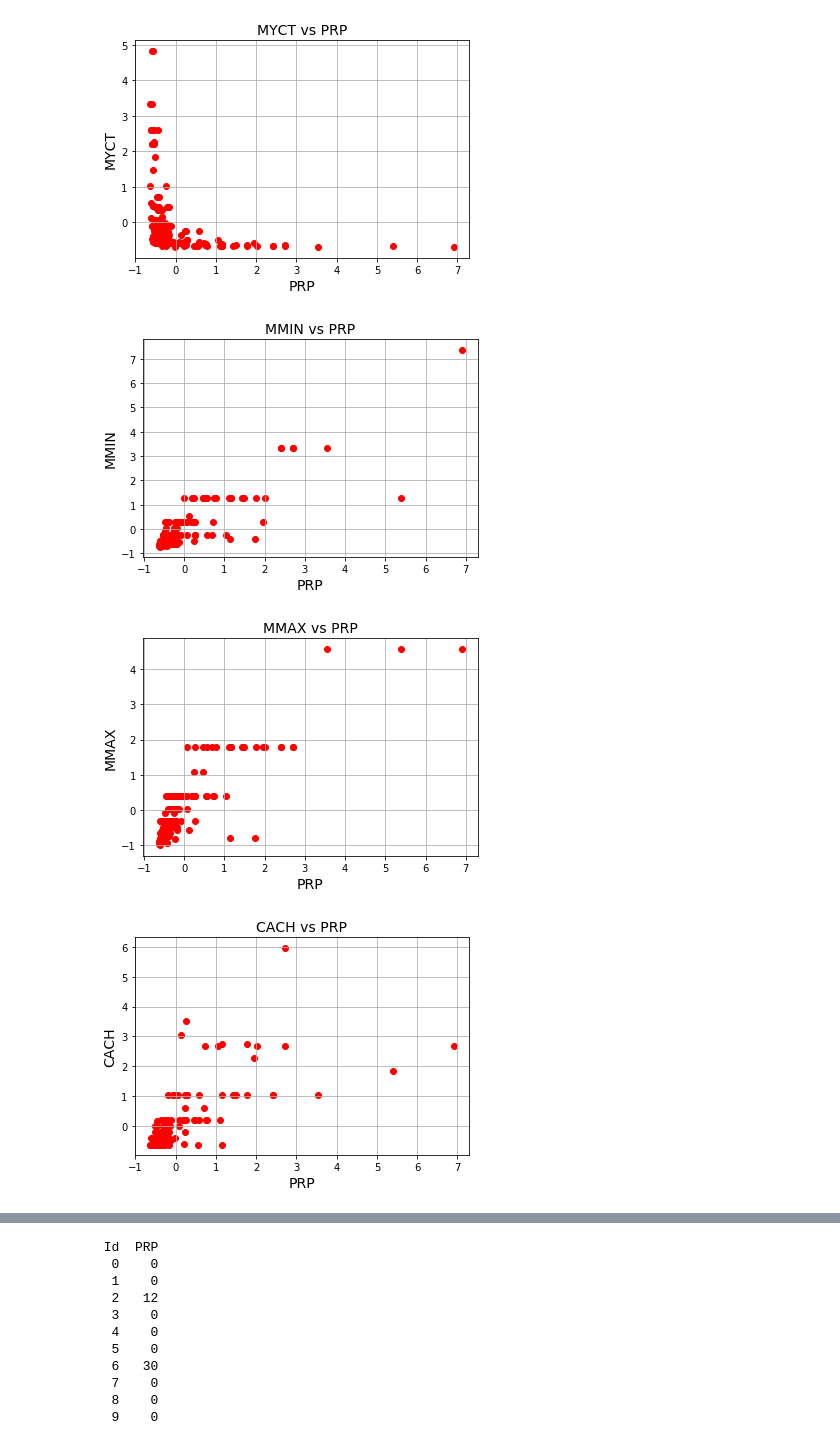
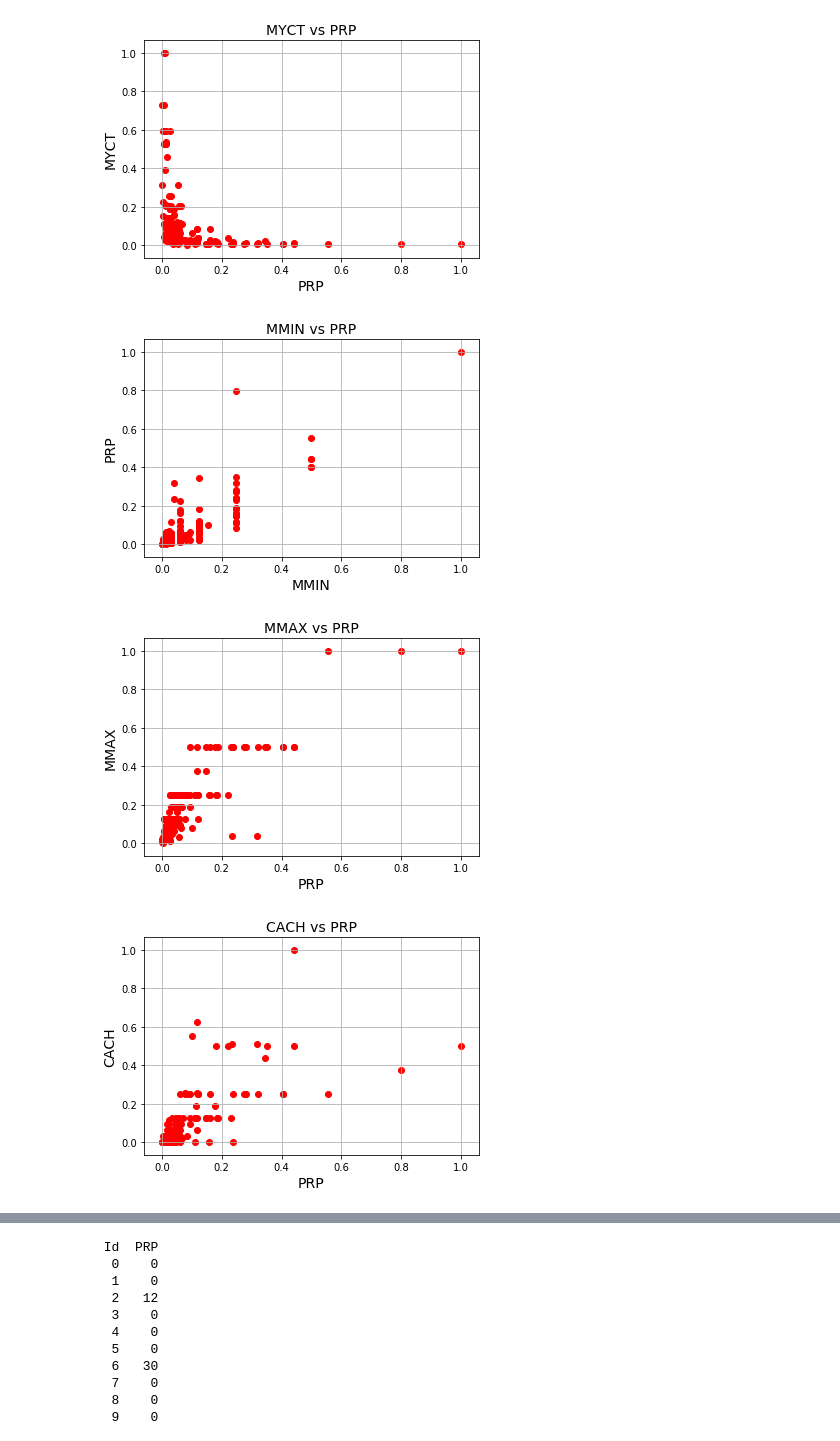
Before and after one commit to maxburton/lvl4-ml-coursework, a Jupyter notebook: linreg1/Regression Challenge.ipynb, the cells around one changed output, grey strips where cells are left out. Cells and saved outputs as stored; diff of their text form; code cells hidden in the pictures.

```diff
--- a/linreg1/Regression Challenge.ipynb
+++ b/linreg1/Regression Challenge.ipynb
@@ -5,3 +5,28 @@ import pandas as pd
 x_train=pd.read_csv('../X_train.csv', sep=',')
 y_train=pd.read_csv('../y_train.csv', sep=',')
 x_test=pd.read_csv('../X_test.csv', sep=',')
+# %%
+# Scale data MinMax
+
+from sklearn.preprocessing import StandardScaler, MinMaxScaler
+scaler_x = MinMaxScaler()
+scaler_x = scaler_x.fit(x_train)  # Don't cheat - fit only on training data
+x_train = scaler_x.transform(x_train)
+x_test = scaler_x.transform(x_test)  # apply same transformation to test data
+
+scaler_y = MinMaxScaler()
+scaler_y = scaler_y.fit(y_train)
+y_train = scaler_y.transform(y_train)
+
+columns = ["MYCT", "MMIN", "MMAX", "CACH", "CHMIN", "CHMAX"]
+x_train = pd.DataFrame(x_train, columns=columns)
+x_test = pd.DataFrame(x_test, columns=columns)
+columns = ["Id", "PRP"]
+y_train = pd.DataFrame(y_train, columns=columns)
+
+print(x_train.mean(axis = 0))
+print(x_test.mean(axis = 0))
+print(y_train.mean(axis = 0))
+print(x_train.std(axis = 0))
+print(x_test.std(axis = 0))
+print(y_train.std(axis = 0))
@@ -8,14 +51,14 @@ x_test=pd.read_csv('../X_test.csv', sep=',')
 # %%
-# Scale data
+# Scale data standard
 
-from sklearn.preprocessing import StandardScaler
+from sklearn.preprocessing import StandardScaler, MinMaxScaler
 scaler_x = StandardScaler()
-scaler_x.fit(x_train)  # Don't cheat - fit only on training data
+scaler_x = scaler_x.fit(x_train)  # Don't cheat - fit only on training data
 x_train = scaler_x.transform(x_train)
 x_test = scaler_x.transform(x_test)  # apply same transformation to test data
 
 scaler_y = StandardScaler()
-scaler_y.fit(y_train)
+scaler_y = scaler_y.fit(y_train)
 y_train = scaler_y.transform(y_train)
 
 columns = ["MYCT", "MMIN", "MMAX", "CACH", "CHMIN", "CHMAX"]
@@ -23,6 +66,7 @@ x_train = pd.DataFrame(x_train, columns=columns)
 x_test = pd.DataFrame(x_test, columns=columns)
 columns = ["Id", "PRP"]
 y_train = pd.DataFrame(y_train, columns=columns)
+
 print(x_train.mean(axis = 0))
 print(x_test.mean(axis = 0))
 print(y_train.mean(axis = 0))
@@ -66,42 +146,42 @@ plt.ylabel('MYCT', fontsize=14)
 plt.grid(True)
 plt.show()
 
-plt.scatter(y_train['PRP'], x_train["MMIN"], color='red')
+plt.scatter(x_train["MMIN"], y_train['PRP'], color='red')
 plt.title('MMIN vs PRP', fontsize=14)
-plt.xlabel('PRP', fontsize=14)
-plt.ylabel('MMIN', fontsize=14)
+plt.xlabel('MMIN', fontsize=14)
+plt.ylabel('PRP', fontsize=14)
 plt.grid(True)
 plt.show()
 
 plt.scatter(y_train['PRP'], x_train["MMAX"], color='red')
 plt.title('MMAX vs PRP', fontsize=14)
 plt.xlabel('PRP', fontsize=14)
 plt.ylabel('MMAX', fontsize=14)
 plt.grid(True)
 plt.show()
 
 plt.scatter(y_train['PRP'], x_train["CACH"], color='red')
 plt.title('CACH vs PRP', fontsize=14)
 plt.xlabel('PRP', fontsize=14)
 plt.ylabel('CACH', fontsize=14)
 plt.grid(True)
 plt.show()
 
 plt.scatter(y_train['PRP'], x_train["CHMIN"], color='red')
 plt.title('CHMIN vs PRP', fontsize=14)
 plt.xlabel('PRP', fontsize=14)
 plt.ylabel('CHMIN', fontsize=14)
 plt.grid(True)
 plt.show()
 
 plt.scatter(y_train['PRP'], x_train["CHMAX"], color='red')
 plt.title('CHMAX vs PRP', fontsize=14)
 plt.xlabel('PRP', fontsize=14)
 plt.ylabel('CHMAX', fontsize=14)
 plt.grid(True)
 plt.show()
 # %% [output]
-[figure, old version]
+[figure, new version]
-[figure, old version]
+[figure, new version]
-[figure, old version]
+[figure, new version]
-[figure, old version]
+[figure, new version]
```
Also changed, not shown: parts of 8 cells of this notebook, 2 other files.
